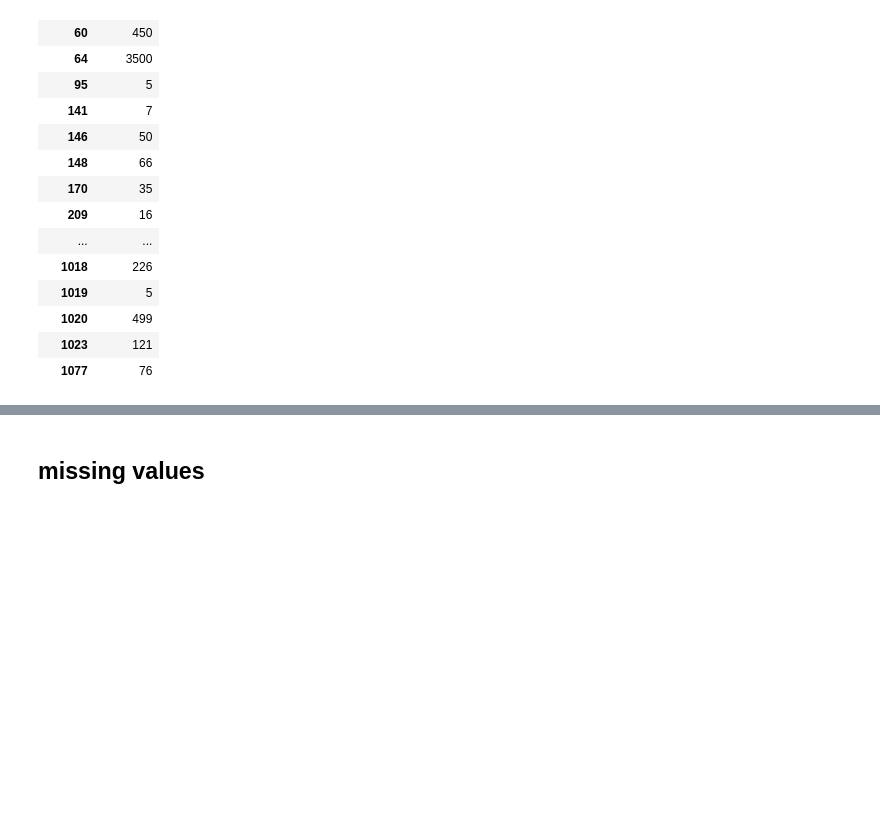
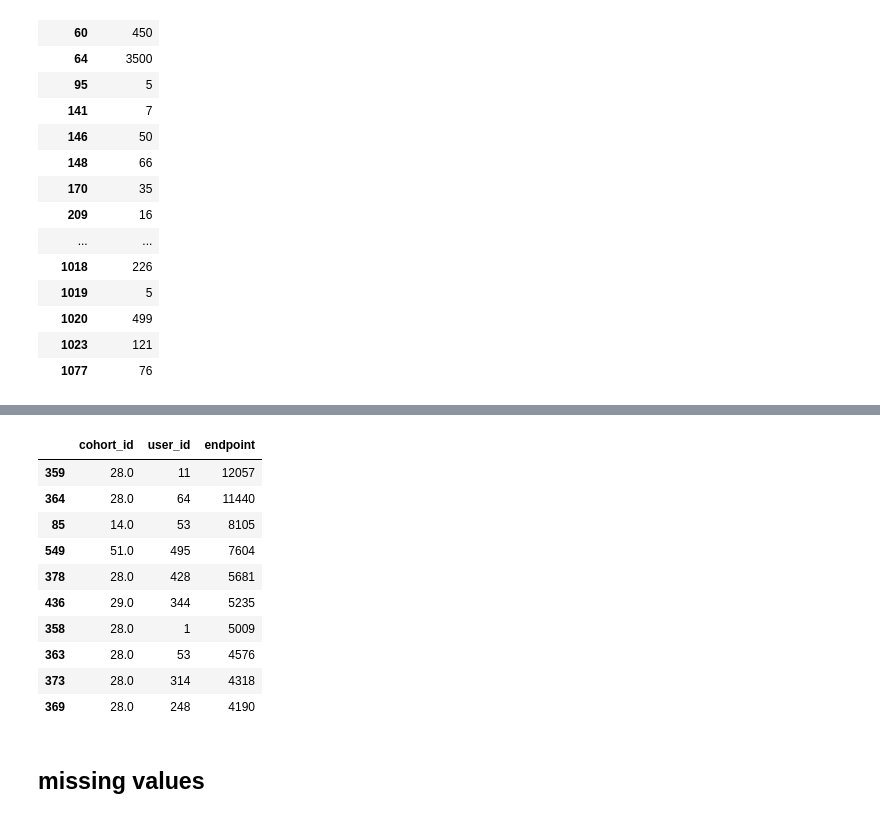
Before and after one commit to villanueva-and-quach/anomaly_detection_project, a Jupyter notebook: final_notebook.ipynb, the cells around one changed output, grey strips where cells are left out. Drawn from its saved outputs; the diff is of its cells as text; code cells hidden in the pictures; blank space fills up the shorter version.

```diff
--- a/final_notebook.ipynb
+++ b/final_notebook.ipynb
@@ -768,0 +766,2 @@ cohort_user
+# %%
+top_user = u_df.reset_index()
@@ -769,3 +777,17 @@ cohort_user
+# %%
+top_user.nlargest(10, 'endpoint')
+# %% [output]
+|  | cohort_id | user_id | endpoint |
+| 359 | 28.0 | 11 | 12057 |
+| 364 | 28.0 | 64 | 11440 |
+| 85 | 14.0 | 53 | 8105 |
+| 549 | 51.0 | 495 | 7604 |
+| 378 | 28.0 | 428 | 5681 |
+| 436 | 29.0 | 344 | 5235 |
+| 358 | 28.0 | 1 | 5009 |
+| 363 | 28.0 | 53 | 4576 |
+| 373 | 28.0 | 314 | 4318 |
+| 369 | 28.0 | 248 | 4190 |
 # %% [markdown]
 ## missing values
 # %%
```
Also changed, not shown: parts of 45 cells of this notebook.
